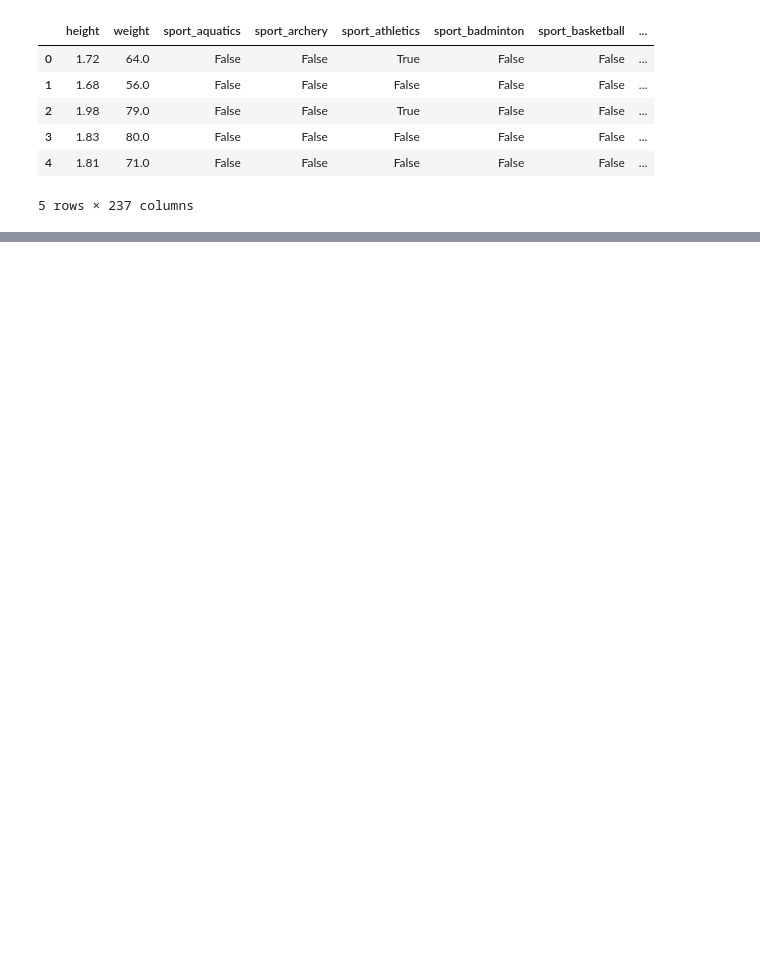
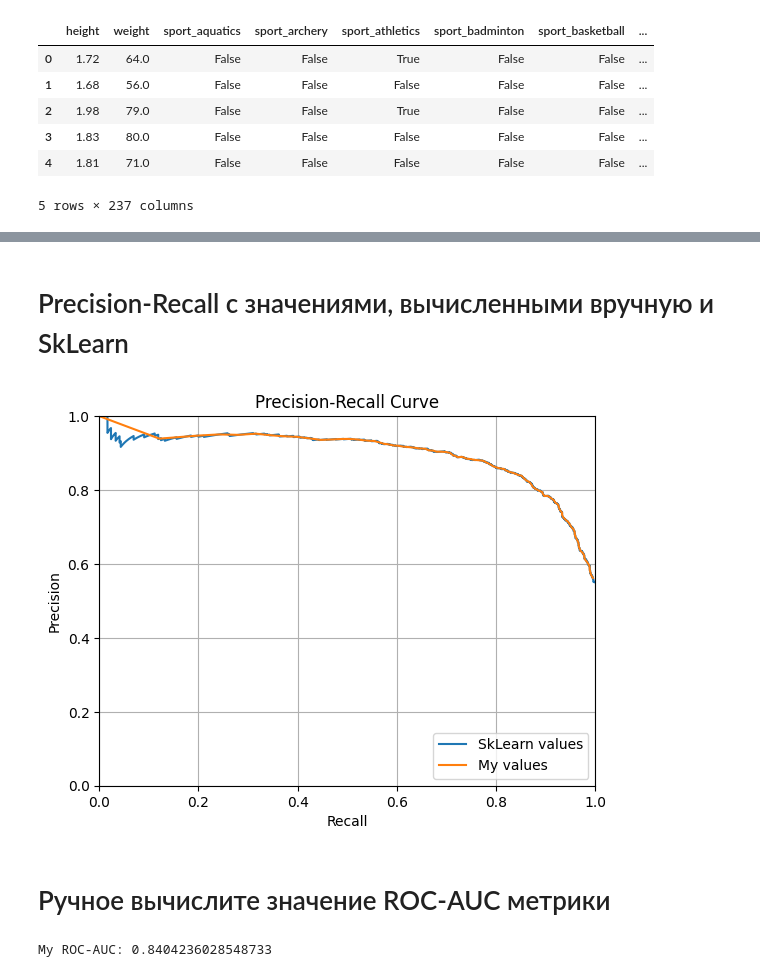
Before and after one commit to NeZorinEgor/MyML-Notes, a Jupyter notebook: FeatureEngineering/04_Accuracy_Retraining_Regularization/practice.ipynb, the cells around one changed output, grey strips where cells are left out. Cells and saved outputs as stored; diff of their text form; code cells hidden in the pictures; blank space fills up the shorter version.

```diff
--- a/FeatureEngineering/04_Accuracy_Retraining_Regularization/practice.ipynb
+++ b/FeatureEngineering/04_Accuracy_Retraining_Regularization/practice.ipynb
@@ -154,0 +259,33 @@ print( "+-----------+--------+")
+# %% [markdown]
+# Precision-Recall с значениями, вычисленными вручную и SkLearn
+# %%
+precision, recall, _ = precision_recall_curve(y_test, y_pred_prob[:, 1])
+plt.plot(recall, precision, label="SkLearn values")
+plt.plot(my_recall_list, my_precision_list, label="My values")
+plt.title('Precision-Recall Curve')
+plt.ylabel('Precision')
+plt.xlabel('Recall')
+plt.xlim([0, 1])
+plt.ylim([0, 1])
+plt.legend(loc="lower right")
+plt.grid()
+plt.show()
+# %% [output]
+[figure, added]
+# %% [markdown]
+# Ручное вычислите значение ROC-AUC метрики
+# %%
+def get_auc(TPR: list, FPR: list):
+    sorted_points = sorted(zip(FPR, TPR))
+    FPR_sorted, TPR_sorted = zip(*sorted_points)
+
+    auc = 0
+    for i in range(len(TPR_sorted) - 1):
+        auc += (FPR_sorted[i+1] - FPR_sorted[i]) * ((TPR_sorted[i+1] + TPR_sorted[i]) / 2)
+    return auc
+
+
+
+print(f"My ROC-AUC: {get_auc(my_tpr_list, my_fpr_list)}")
+# %% [output]
+My ROC-AUC: 0.8404236028548733
```
Also changed, not shown: parts of 20 cells of this notebook.
